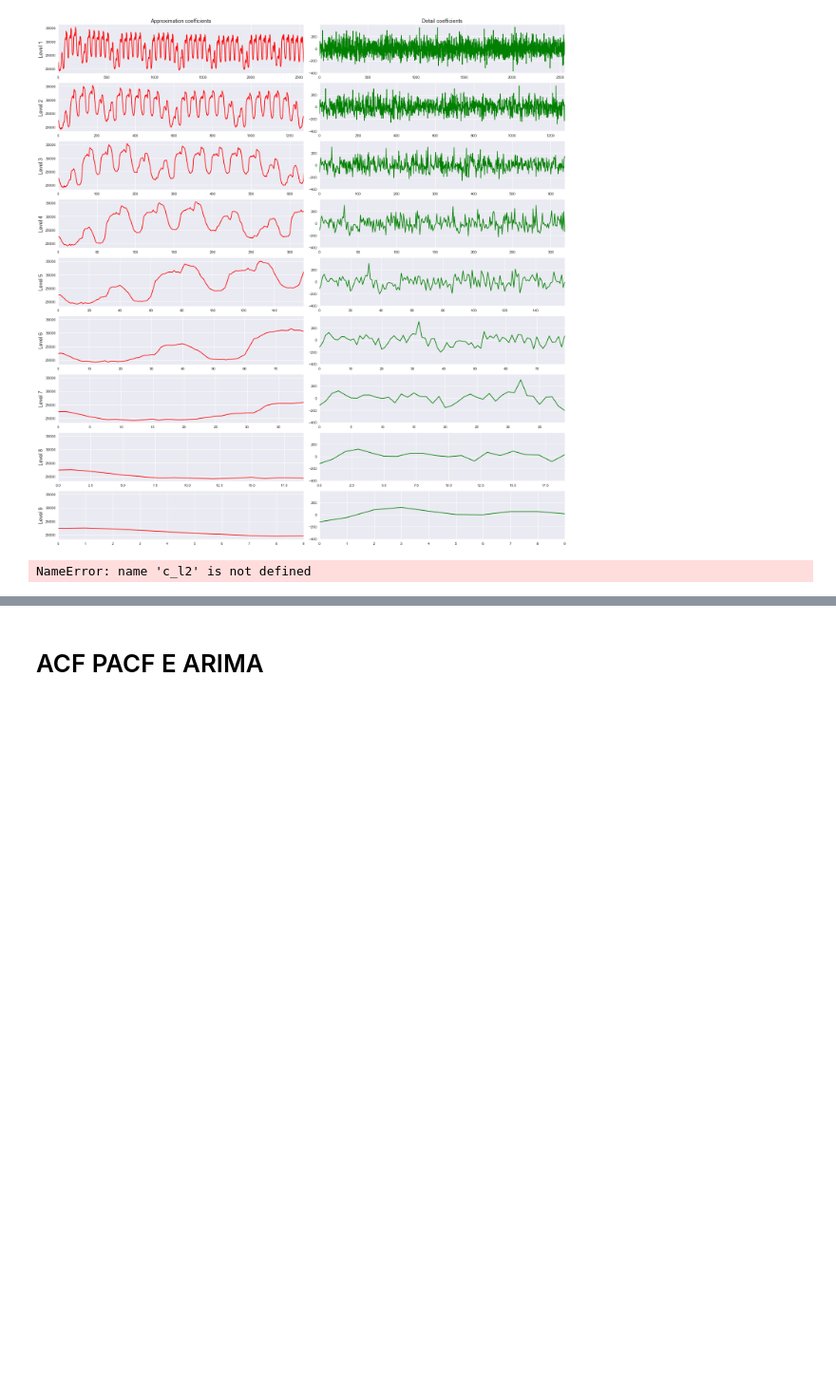
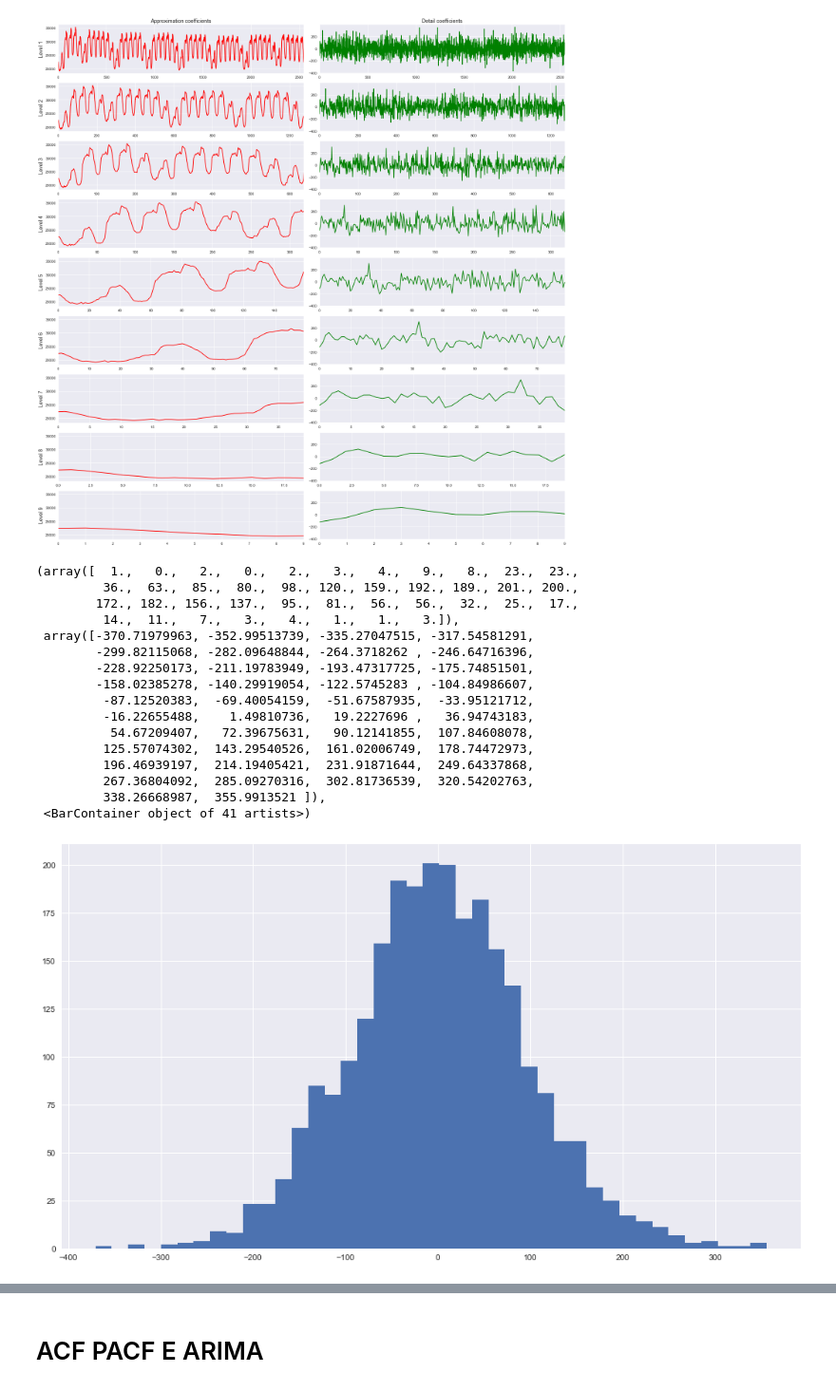
Before and after one commit to Nuelam9/Report-2, a Jupyter notebook: Codice.ipynb, the cells around one changed output, grey strips where cells are left out. Shown at 95% size. Cells and saved outputs as stored; diff of their text form; code cells hidden in the pictures; blank space fills up the shorter version.

Commit message:
Final wavelen_denoising func

```diff
--- a/Codice.ipynb
+++ b/Codice.ipynb
@@ -420,13 +415,29 @@ plt.ylim(0, 0.0001);
 # %% [markdown]
 # wavelet
 # %%
-print([pywt.dwt_max_level(5096, wavelet) for wavelet in ['coif5', 'sym4', 'sym5']])
-wavelet_denoising(df=Electric[:5096], waveletname='sym4')
+print([pywt.dwt_max_level(len(Electric[:5096]), wavelet) for wavelet in ['coif5', 'sym4', 'sym5']])
+_, cl = wavelet_denoising(df=Electric[:5096], waveletname='sym4')
 # %% [output]
 [7, 9, 9]
 [figure]
 [figure]
 # %%
-plt.hist(c_l2, bins='auto')
+plt.hist(cl, bins='auto')
 # %% [output]
-NameError: name 'c_l2' is not defined
+(array([  1.,   0.,   2.,   0.,   2.,   3.,   4.,   9.,   8.,  23.,  23.,
+         36.,  63.,  85.,  80.,  98., 120., 159., 192., 189., 201., 200.,
+        172., 182., 156., 137.,  95.,  81.,  56.,  56.,  32.,  25.,  17.,
+         14.,  11.,   7.,   3.,   4.,   1.,   1.,   3.]),
+ array([-370.71979963, -352.99513739, -335.27047515, -317.54581291,
+        -299.82115068, -282.09648844, -264.3718262 , -246.64716396,
+        -228.92250173, -211.19783949, -193.47317725, -175.74851501,
+        -158.02385278, -140.29919054, -122.5745283 , -104.84986607,
+         -87.12520383,  -69.40054159,  -51.67587935,  -33.95121712,
+         -16.22655488,    1.49810736,   19.2227696 ,   36.94743183,
+          54.67209407,   72.39675631,   90.12141855,  107.84608078,
+         125.57074302,  143.29540526,  161.02006749,  178.74472973,
+         196.46939197,  214.19405421,  231.91871644,  249.64337868,
+         267.36804092,  285.09270316,  302.81736539,  320.54202763,
+         338.26668987,  355.9913521 ]),
+ <BarContainer object of 41 artists>)
+[figure, added]
```
Also changed, not shown: parts of 2 cells of this notebook, 1 other file.
